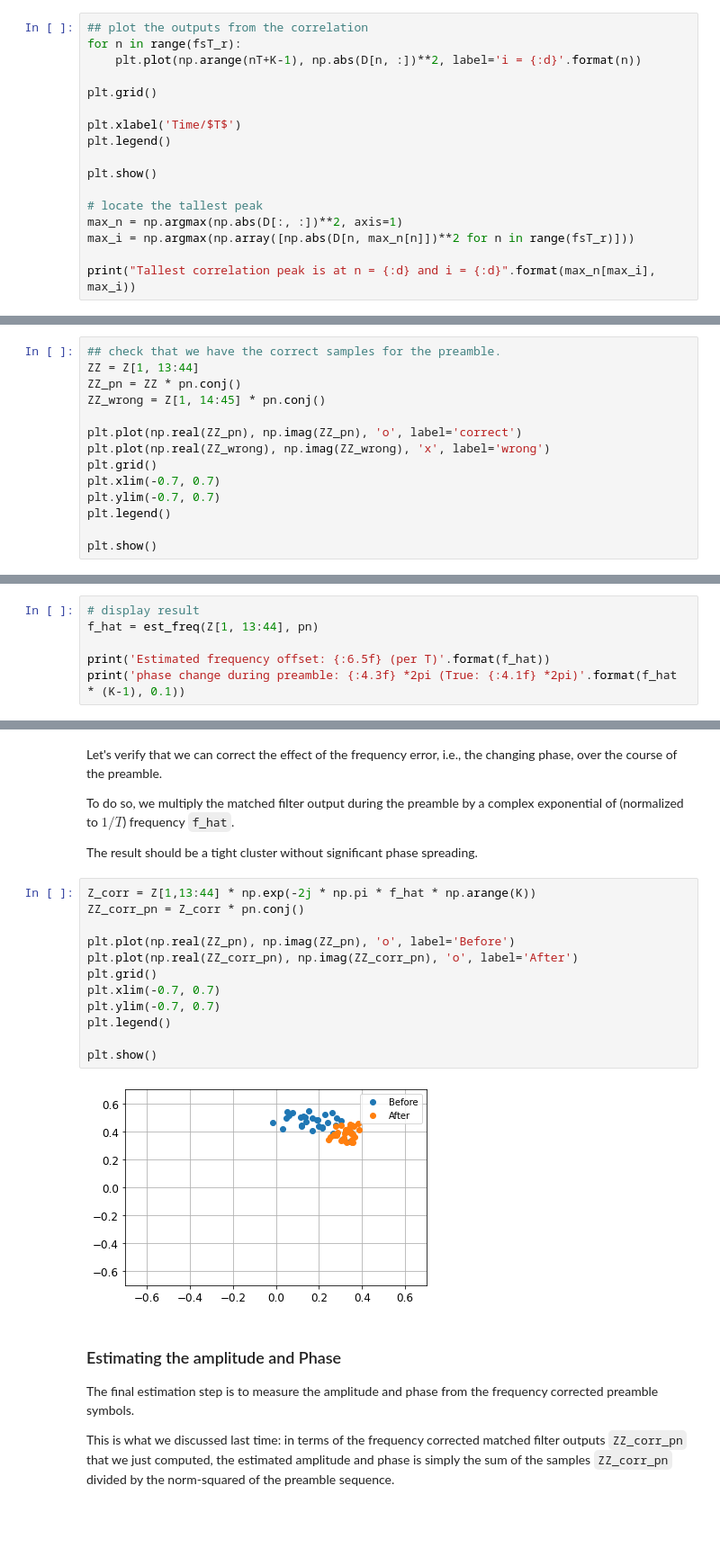
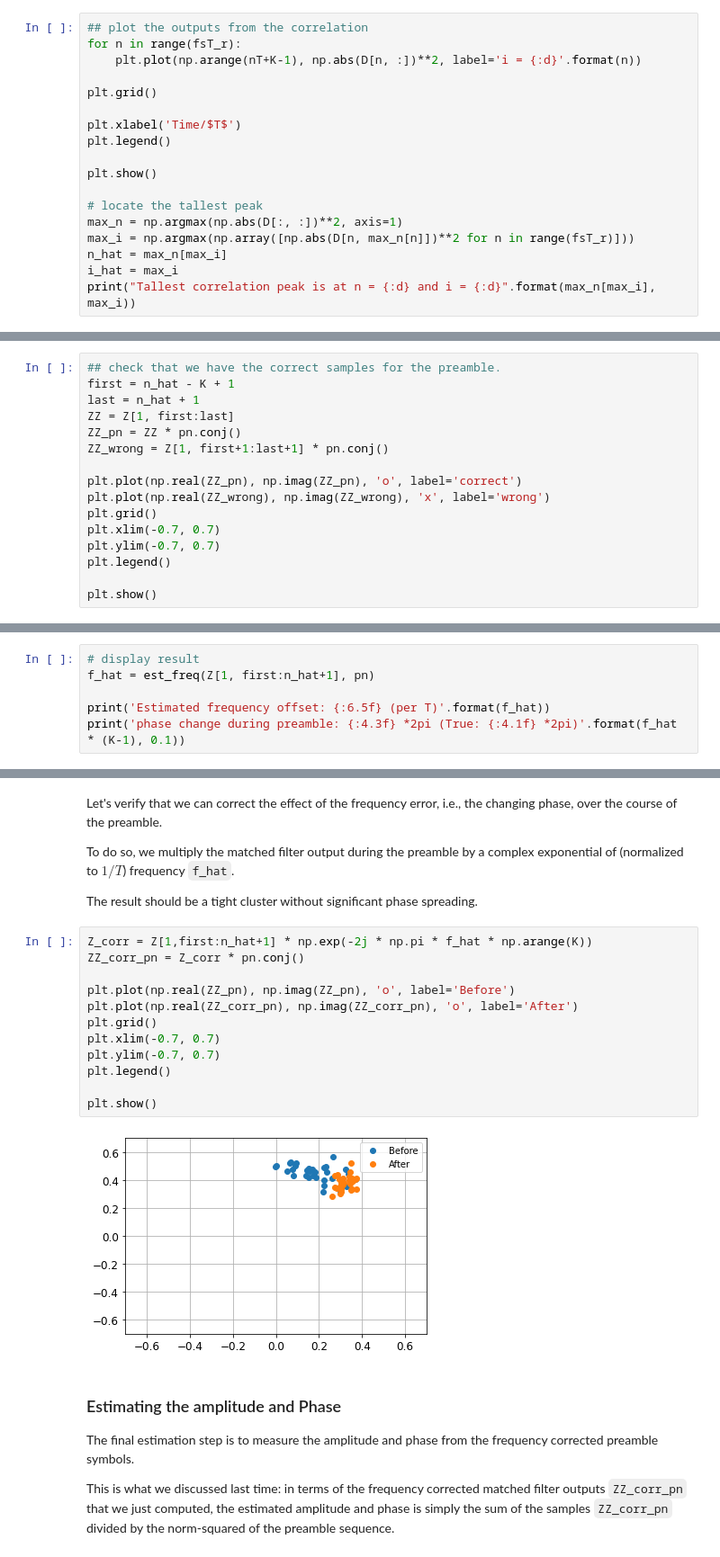
Before and after one commit to bepepa/digital_comms, a Jupyter notebook: 060_initial_synch.ipynb, the cells around one changed output, grey strips where cells are left out. Shown at 90% size. Cells and saved outputs as stored; diff of their text form; blank space fills up the shorter version.

```diff
--- a/060_initial_synch.ipynb
+++ b/060_initial_synch.ipynb
@@ -512,6 +512,7 @@ plt.show()
 # locate the tallest peak
 max_n = np.argmax(np.abs(D[:, :])**2, axis=1)
 max_i = np.argmax(np.array([np.abs(D[n, max_n[n]])**2 for n in range(fsT_r)]))
-
+n_hat = max_n[max_i]
+i_hat = max_i
 print("Tallest correlation peak is at n = {:d} and i = {:d}".format(max_n[max_i], max_i))
 # %% [output]
@@ -561,9 +562,11 @@ The resulting IQ samples should form a cluster in the complex plane. The cluster
 If we had the wrong samples, we would see two clusters.
 # %%
 ## check that we have the correct samples for the preamble.
-ZZ = Z[1, 13:44]
+first = n_hat - K + 1
+last = n_hat + 1
+ZZ = Z[1, first:last]
 ZZ_pn = ZZ * pn.conj()
-ZZ_wrong = Z[1, 14:45] * pn.conj()
+ZZ_wrong = Z[1, first+1:last+1] * pn.conj()
 
 plt.plot(np.real(ZZ_pn), np.imag(ZZ_pn), 'o', label='correct')
 plt.plot(np.real(ZZ_wrong), np.imag(ZZ_wrong), 'x', label='wrong')
@@ -635,7 +638,7 @@ def est_freq(Z, pn, L=None):
     return np.angle(np.mean(dp))/(2*L*np.pi)
 # %%
 # display result
-f_hat = est_freq(Z[1, 13:44], pn)
+f_hat = est_freq(Z[1, first:n_hat+1], pn)
 
 print('Estimated frequency offset: {:6.5f} (per T)'.format(f_hat))
 print('phase change during preamble: {:4.3f} *2pi (True: {:4.1f} *2pi)'.format(f_hat * (K-1), 0.1))
@@ -649,19 +652,19 @@ To do so, we multiply the matched filter output during the preamble by a complex
 
 The result should be a tight cluster without significant phase spreading.
 # %%
-Z_corr = Z[1,13:44] * np.exp(-2j * np.pi * f_hat * np.arange(K))
+Z_corr = Z[1,first:n_hat+1] * np.exp(-2j * np.pi * f_hat * np.arange(K))
 ZZ_corr_pn = Z_corr * pn.conj()
 
 plt.plot(np.real(ZZ_pn), np.imag(ZZ_pn), 'o', label='Before')
 plt.plot(np.real(ZZ_corr_pn), np.imag(ZZ_corr_pn), 'o', label='After')
 plt.grid()
 plt.xlim(-0.7, 0.7)
 plt.ylim(-0.7, 0.7)
 plt.legend()
 
 plt.show()
 # %% [output]
-[figure, old version]
+[figure, new version]
 # %% [markdown]
 ### Estimating the amplitude and Phase
 
```
Also changed, not shown: parts of 9 cells of this notebook.
